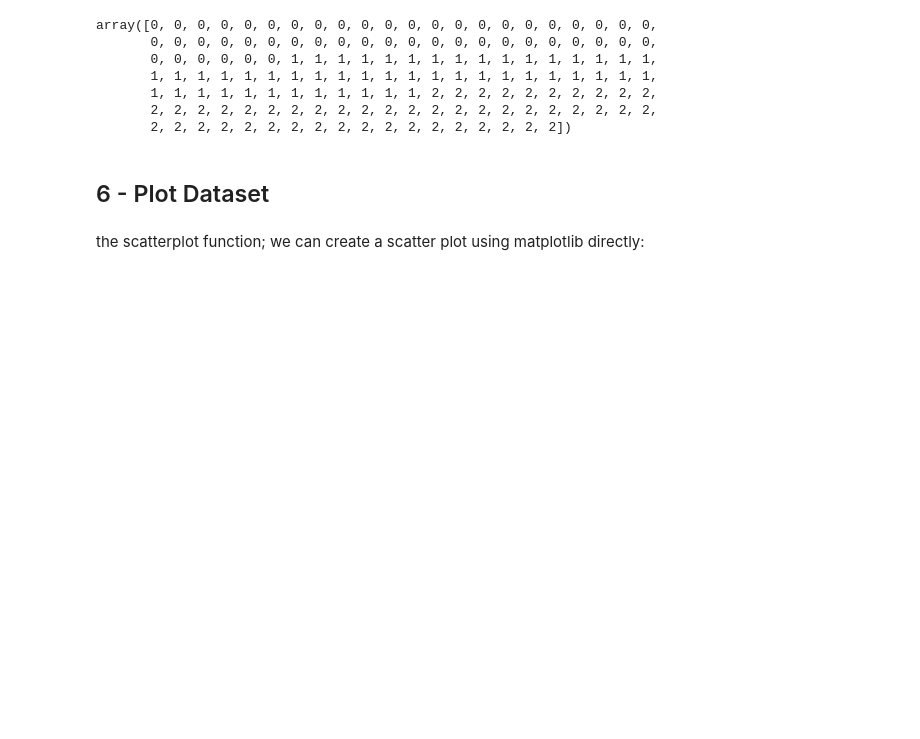
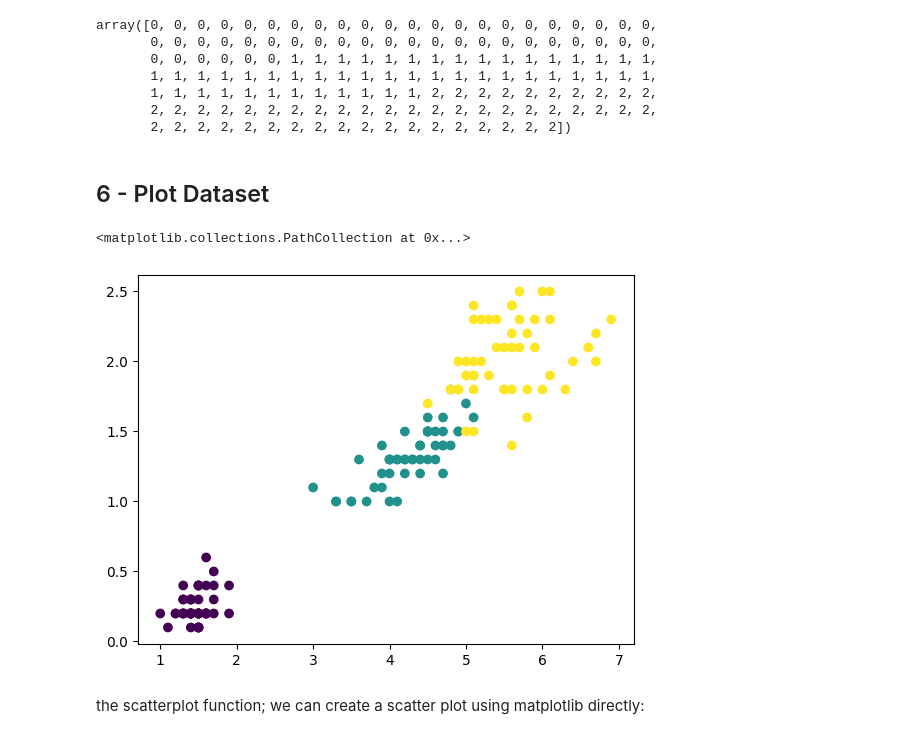
Before and after one commit to hamxa296/Semester-4, a Jupyter notebook: AI 221-L/Lab 5/1_knn_demo.ipynb, the cells around one changed output. Drawn from its saved outputs; the diff is of its cells as text; code cells hidden in the pictures; blank space fills up the shorter version.

```diff
--- a/AI 221-L/Lab 5/1_knn_demo.ipynb
+++ b/AI 221-L/Lab 5/1_knn_demo.ipynb
@@ -181,6 +181,16 @@ array([0, 0, 0, 0, 0, 0, 0, 0, 0, 0, 0, 0, 0, 0, 0, 0, 0, 0, 0, 0, 0, 0,
        2, 2, 2, 2, 2, 2, 2, 2, 2, 2, 2, 2, 2, 2, 2, 2, 2, 2])
 # %% [markdown]
 ## 6 - Plot Dataset
+# %%
+plt.scatter(
+    df_iris['PetalLength[cm]'],
+    df_iris['PetalWidth[cm]'],
+    c=iris.target,
+    cmap='viridis'
+)
+# %% [output]
+<matplotlib.collections.PathCollection at 0x...>
+[figure, added]
 # %% [markdown]
  the scatterplot function; we can create a scatter plot using matplotlib directly:
 # %%
```
Also changed, not shown: parts of 5 cells of this notebook, 14 other files.
